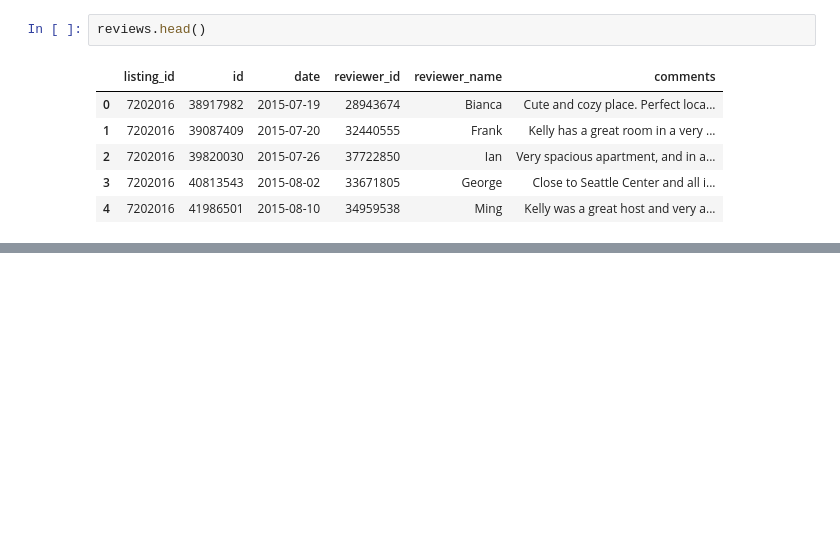
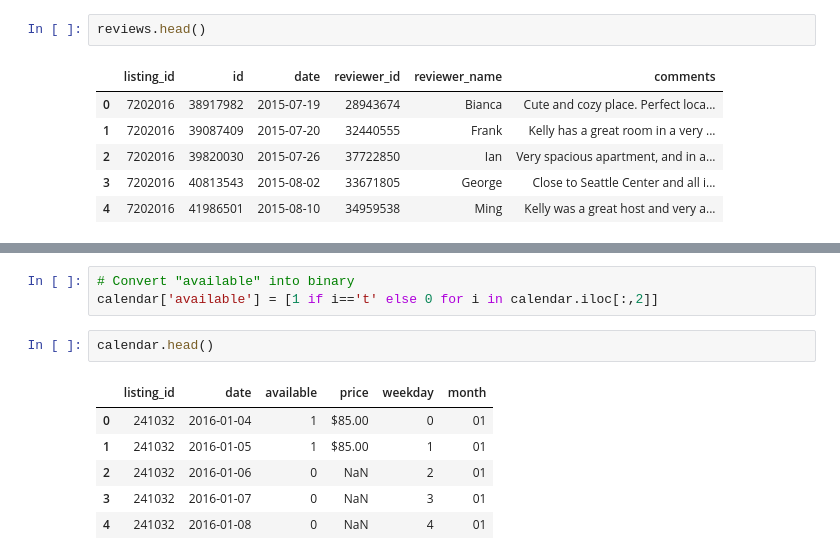
Before and after one commit to tuhuyc3/ds-nano-hh, a Jupyter notebook: my_1st_project.ipynb, the cells around one changed output, grey strips where cells are left out. Cells and saved outputs as stored; diff of their text form; blank space fills up the shorter version.

```diff
--- a/my_1st_project.ipynb
+++ b/my_1st_project.ipynb
@@ -37,0 +211,12 @@ reviews.head()
+# %%
+# Convert "available" into binary
+calendar['available'] = [1 if i=='t' else 0 for i in calendar.iloc[:,2]]
+# %%
+calendar.head()
+# %% [output]
+|  | listing_id | date | available | price | weekday | month |
+| 0 | 241032 | 2016-01-04 | 1 | $85.00 | 0 | 01 |
+| 1 | 241032 | 2016-01-05 | 1 | $85.00 | 1 | 01 |
+| 2 | 241032 | 2016-01-06 | 0 | NaN | 2 | 01 |
+| 3 | 241032 | 2016-01-07 | 0 | NaN | 3 | 01 |
+| 4 | 241032 | 2016-01-08 | 0 | NaN | 4 | 01 |
```
Also changed, not shown: parts of 32 cells of this notebook, 2 other files.
